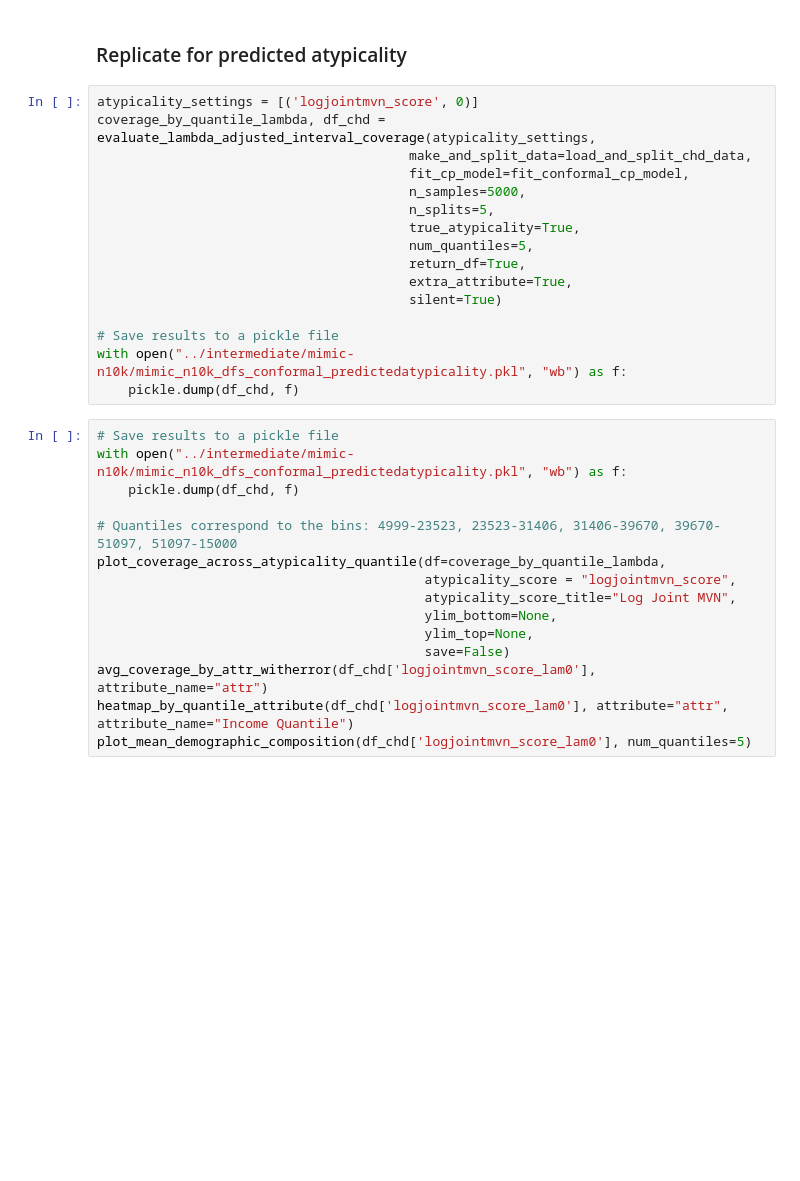
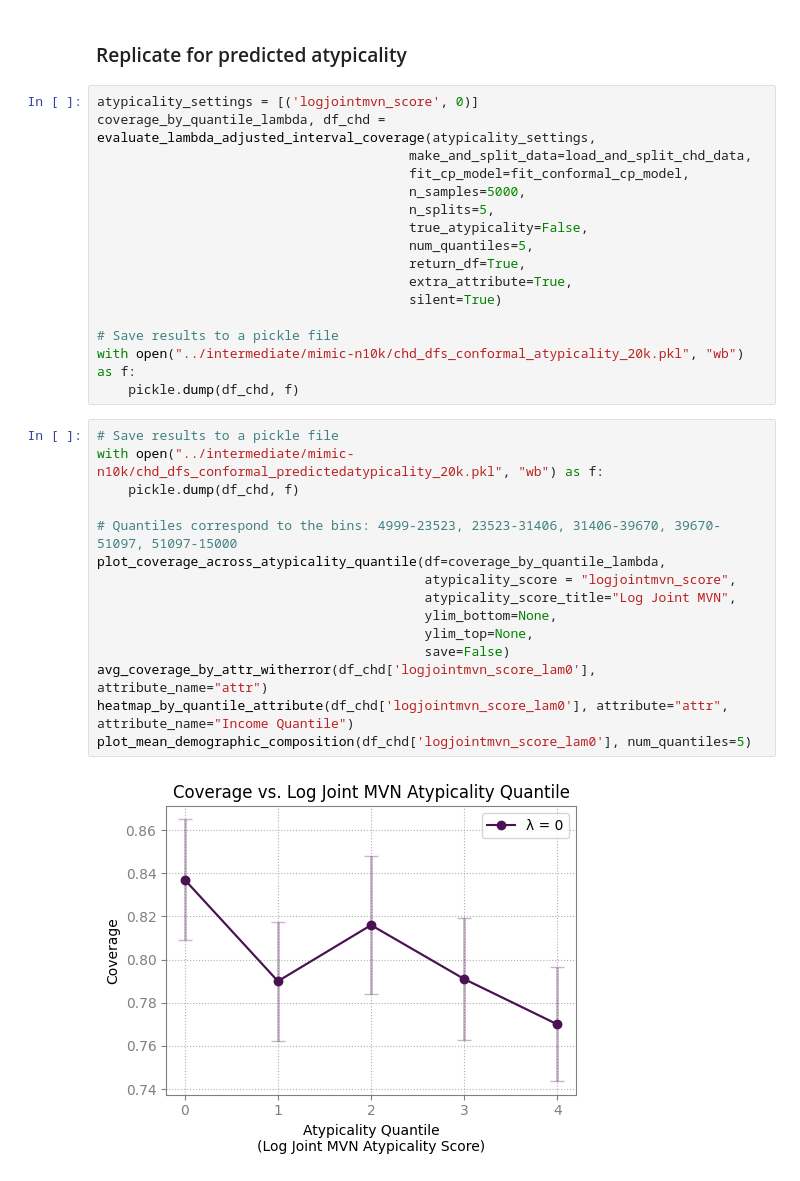
Before and after one commit to audtree/extending-atypicality, a Jupyter notebook: notebooks/proof-of-concept.ipynb, the cells around one changed output. Cells and saved outputs as stored; diff of their text form; blank space fills up the shorter version.

```diff
--- a/notebooks/proof-of-concept.ipynb
+++ b/notebooks/proof-of-concept.ipynb
@@ -386,27 +292,29 @@ coverage_by_quantile_lambda, df_chd = evaluate_lambda_adjusted_interval_coverage
                                         fit_cp_model=fit_conformal_cp_model,
                                         n_samples=5000,
                                         n_splits=5,
-                                        true_atypicality=True,
+                                        true_atypicality=False,
                                         num_quantiles=5,
                                         return_df=True,
                                         extra_attribute=True,
                                         silent=True)
 
 # Save results to a pickle file
-with open("../intermediate/mimic-n10k/mimic_n10k_dfs_conformal_predictedatypicality.pkl", "wb") as f:
+with open("../intermediate/mimic-n10k/chd_dfs_conformal_atypicality_20k.pkl", "wb") as f:
     pickle.dump(df_chd, f)
 # %%
 # Save results to a pickle file
-with open("../intermediate/mimic-n10k/mimic_n10k_dfs_conformal_predictedatypicality.pkl", "wb") as f:
+with open("../intermediate/mimic-n10k/chd_dfs_conformal_predictedatypicality_20k.pkl", "wb") as f:
     pickle.dump(df_chd, f)
 
 # Quantiles correspond to the bins: 4999-23523, 23523-31406, 31406-39670, 39670-51097, 51097-15000
 plot_coverage_across_atypicality_quantile(df=coverage_by_quantile_lambda,
                                           atypicality_score = "logjointmvn_score",
                                           atypicality_score_title="Log Joint MVN",
                                           ylim_bottom=None,
                                           ylim_top=None,
                                           save=False)
 avg_coverage_by_attr_witherror(df_chd['logjointmvn_score_lam0'], attribute_name="attr")
 heatmap_by_quantile_attribute(df_chd['logjointmvn_score_lam0'], attribute="attr", attribute_name="Income Quantile")
 plot_mean_demographic_composition(df_chd['logjointmvn_score_lam0'], num_quantiles=5)
+# %% [output]
+[figure, added]
```
Also changed, not shown: parts of 7 cells of this notebook, 1 other file.
